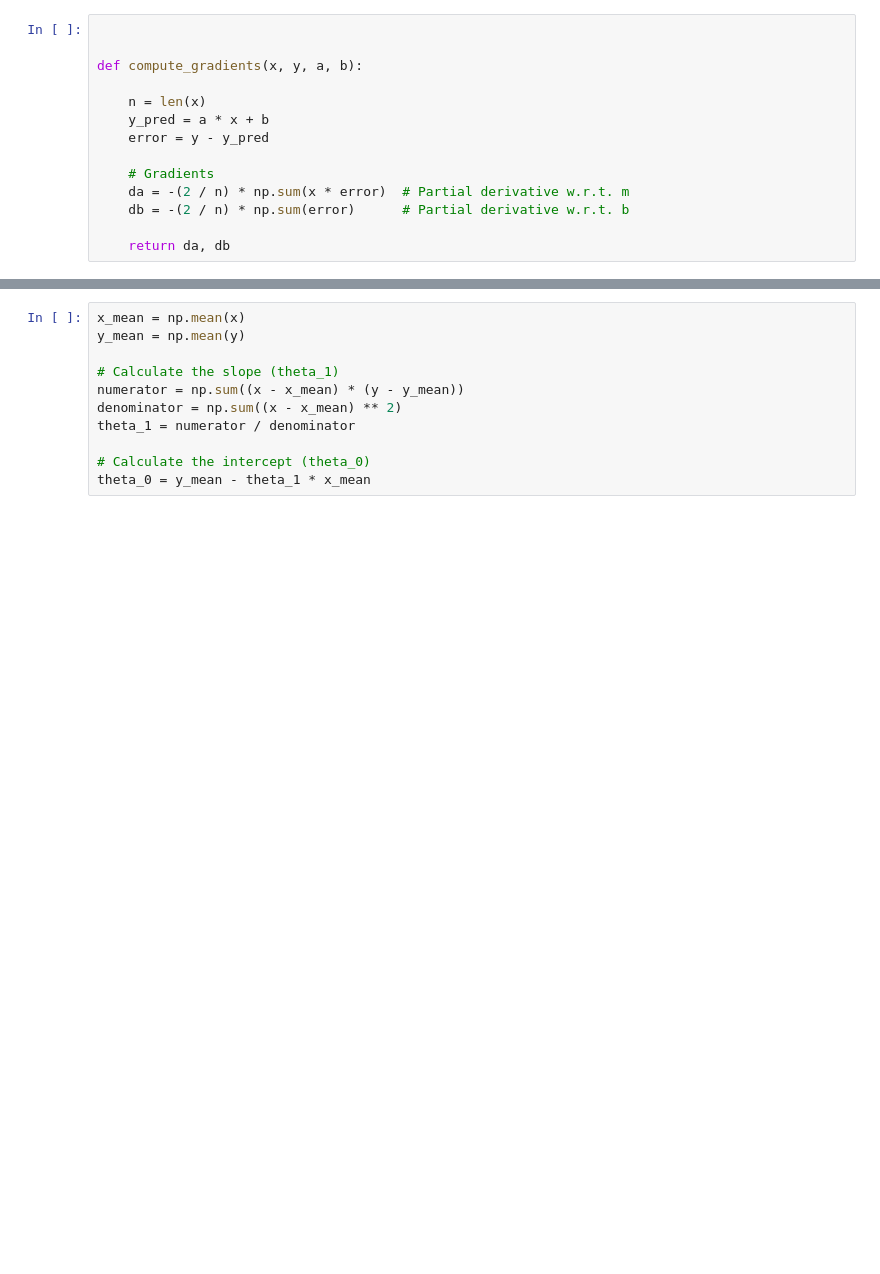
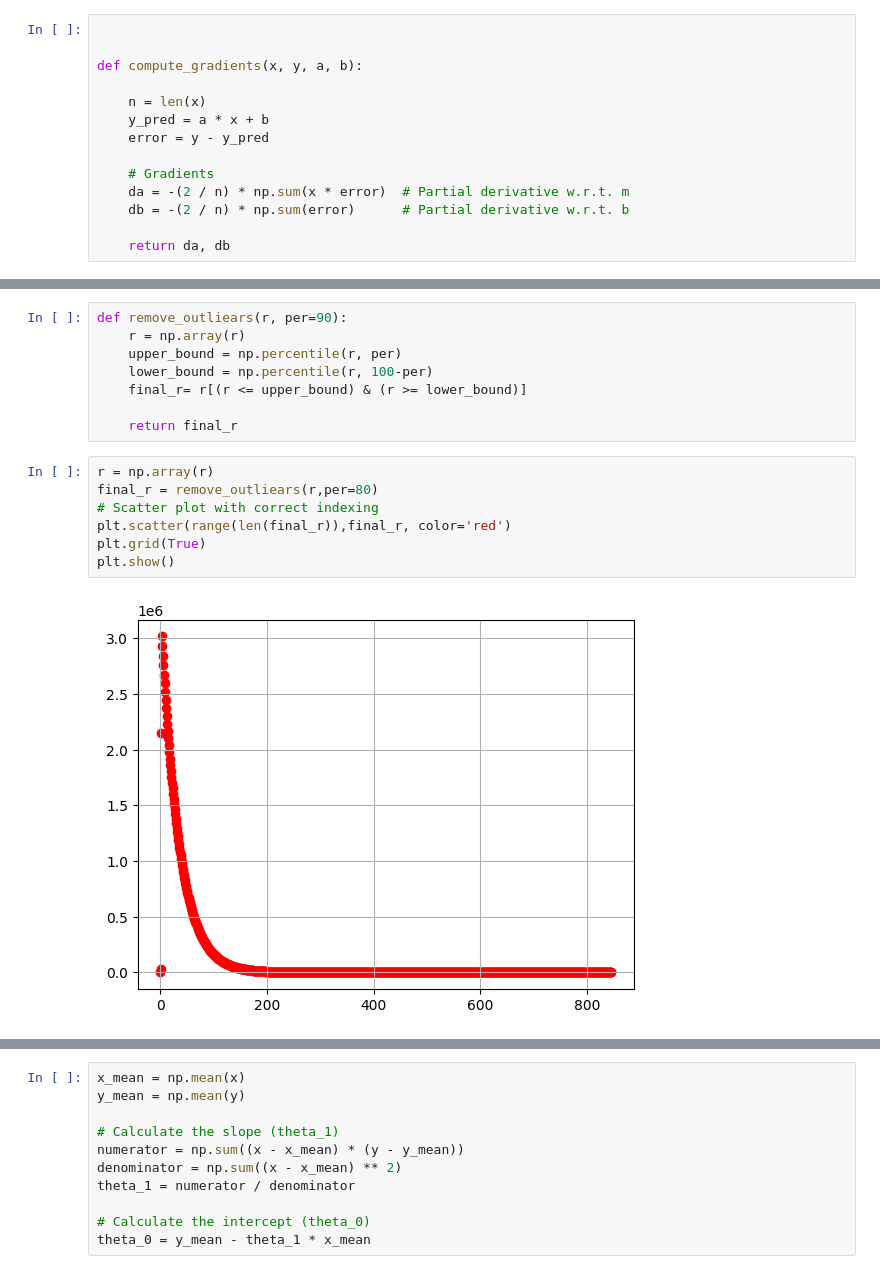
Before and after one commit to Ashutosh-Ranjan310106/FDA-practical-, a Jupyter notebook: linear regression.ipynb, the cells around one changed output, grey strips where cells are left out. Saved outputs shown, nothing was run; the diff lists cells and outputs as text; blank space fills up the shorter version.

```diff
--- a/linear regression.ipynb
+++ b/linear regression.ipynb
@@ -219,0 +220,17 @@ rms: 0.4883461188545223
+# %%
+def remove_outliears(r, per=90):
+    r = np.array(r)
+    upper_bound = np.percentile(r, per)
+    lower_bound = np.percentile(r, 100-per)
+    final_r= r[(r <= upper_bound) & (r >= lower_bound)]
+
+    return final_r
+# %%
+r = np.array(r)
+final_r = remove_outliears(r,per=80)
+# Scatter plot with correct indexing
+plt.scatter(range(len(final_r)),final_r, color='red')
+plt.grid(True)
+plt.show()
+# %% [output]
+[figure, added]
```
Also changed, not shown: parts of 14 cells of this notebook, 4 other files.
